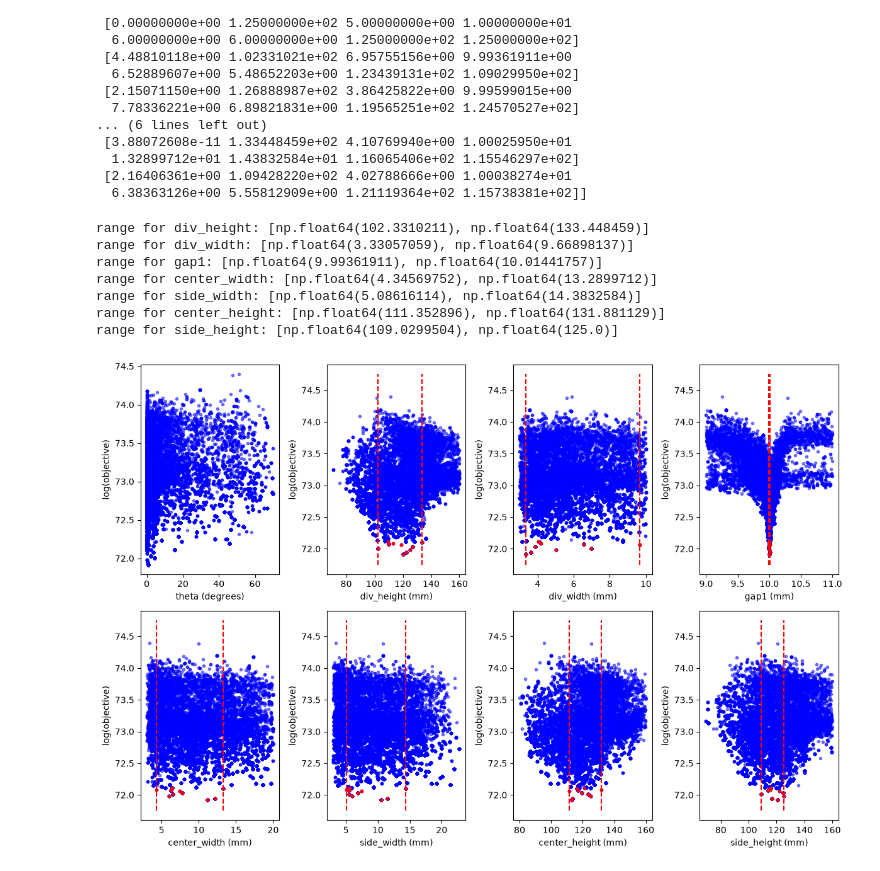
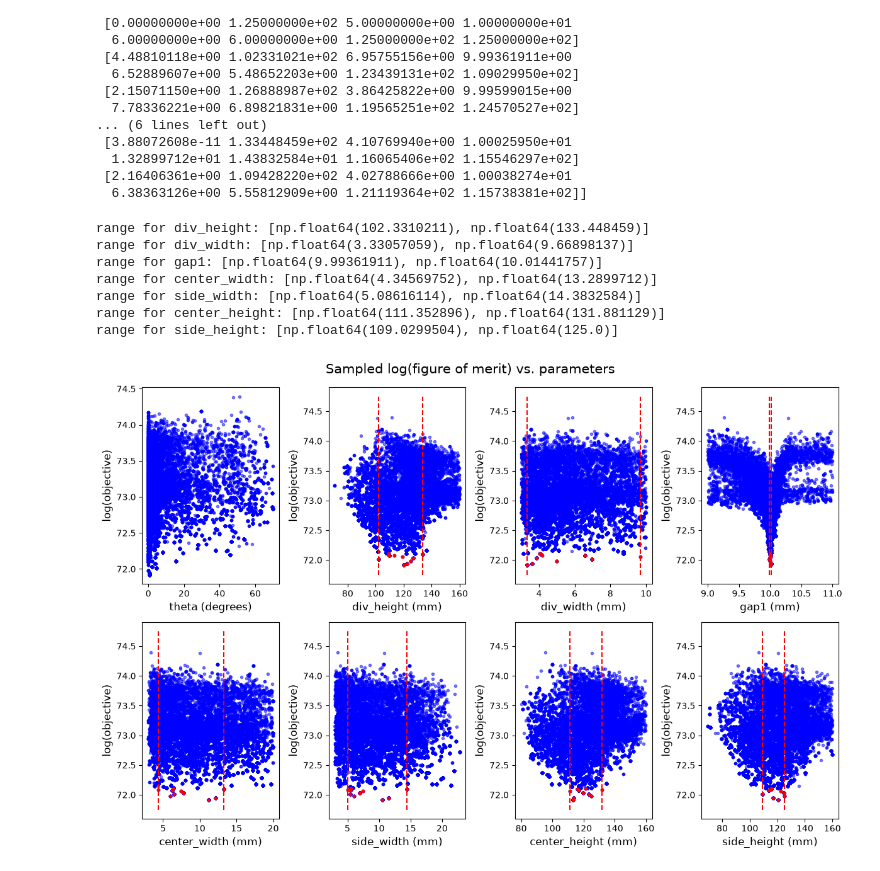
Before and after one commit to william-w05/toaster, a Jupyter notebook: analyze_results.ipynb, the cells around one changed output. Saved outputs shown, nothing was run; the diff lists cells and outputs as text; code cells hidden in the pictures.

```diff
--- a/analyze_results.ipynb
+++ b/analyze_results.ipynb
@@ -234,35 +261,36 @@ plt.show()
 # %%
 fig, ax = plt.subplots(2, 4, figsize=(12,8))
 ax_flat = ax.flatten()
 
 n = 10
 #tn_params = params_arr[best][:n]
 tn_params = np.asarray(tn_best)
 
 for i, name in enumerate(param_names):
     #print(f'optimal {name}s: {t10_params[:,i]}\n')
     ax_flat[i].scatter(params_arr_all[:,i], np.log(values_arr_all), c='b', marker='.', alpha=0.5)
     if name == 'theta':
-        ax_flat[i].set_xlabel(name + ' (degrees)')
+        ax_flat[i].set_xlabel(name + ' (degrees)', fontsize='large')
     else:
-        ax_flat[i].set_xlabel(name + ' (mm)')
-    ax_flat[i].set_ylabel(r"$\log(\mathrm{objective})$")
+        ax_flat[i].set_xlabel(name + ' (mm)', fontsize='large')
+    ax_flat[i].set_ylabel(r"$\log(\mathrm{objective})$", fontsize='large')
     if i != 0:
         ax_flat[i].vlines([np.min(tn_params[:,i]), np.max(tn_params[:,i])], 71.75, 74.75, colors='r', ls='--')
         print(f'range for {name}: {[np.min(tn_params[:,i]), np.max(tn_params[:,i])]}')
         ax_flat[i].scatter(tn_params[:,i], np.log(np.unique(values_arr_all[best])[:n]), c='r', marker='.')
 
+plt.suptitle(r"Sampled $\log(\text{figure of merit})$ vs. parameters", fontsize=15)
 plt.tight_layout()
 plt.show()
 # %% [output]
 range for div_height: [np.float64(102.3310211), np.float64(133.448459)]
 range for div_width: [np.float64(3.33057059), np.float64(9.66898137)]
 range for gap1: [np.float64(9.99361911), np.float64(10.01441757)]
 range for center_width: [np.float64(4.34569752), np.float64(13.2899712)]
 range for side_width: [np.float64(5.08616114), np.float64(14.3832584)]
 range for center_height: [np.float64(111.352896), np.float64(131.881129)]
 range for side_height: [np.float64(109.0299504), np.float64(125.0)]
-[figure, old version]
+[figure, new version]
 # %%
 print(mcmc.fom([43.08239729, 128.44919526, 5.33452249, 9.99969355, 6.26901851, 6.59042247, 125.13866136, 123.95102582], verbose=True))
 print()
```
Also changed, not shown: parts of 11 cells of this notebook, 7 other files.
